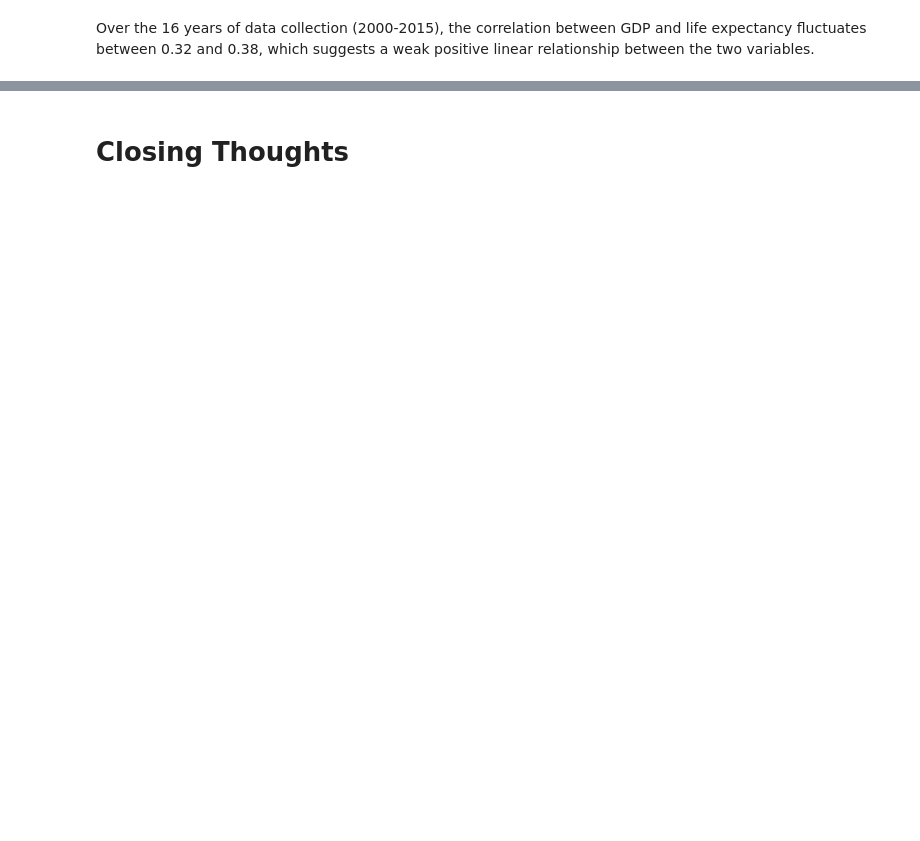
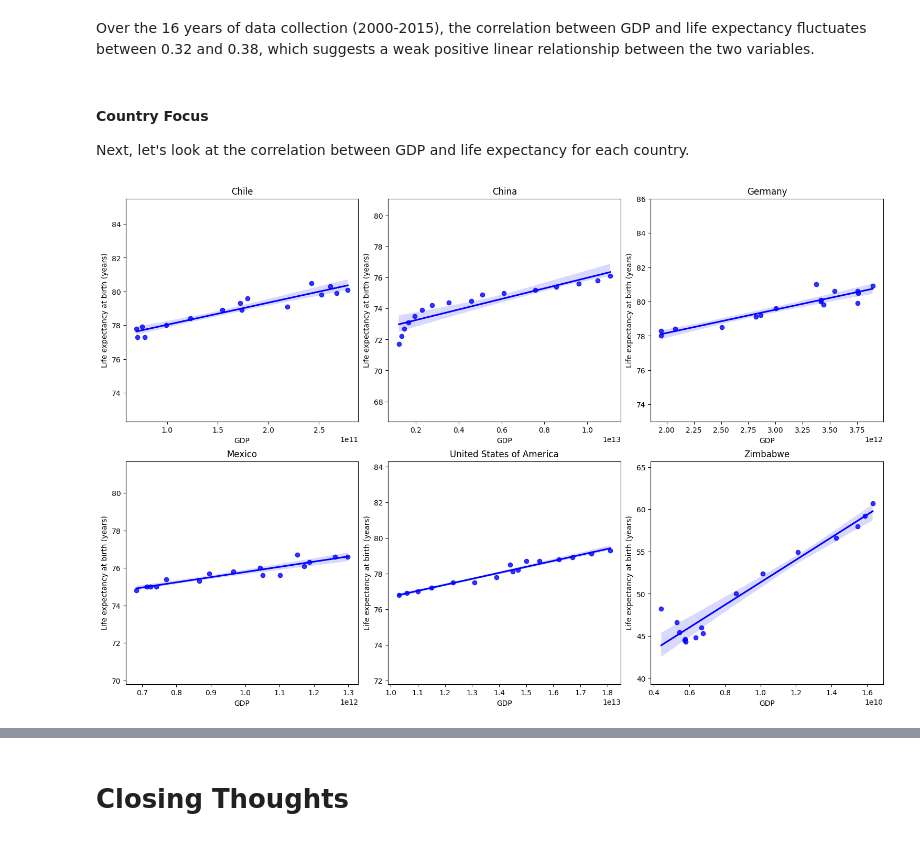
Before and after one commit to alanjameschapman/Life-Expectancy-and-GDP-Starter, a Jupyter notebook: life_expectancy_gdp.ipynb, the cells around one changed output, grey strips where cells are left out. Drawn from its saved outputs; the diff is of its cells as text; code cells hidden in the pictures; blank space fills up the shorter version.

```diff
--- a/life_expectancy_gdp.ipynb
+++ b/life_expectancy_gdp.ipynb
@@ -389,21 +498,0 @@ If we create plots for every year for life expectancy vs GDP, we can see that ov
-# %%
-# Create the FacetGrid
-g = sns.FacetGrid(df, col='Year', col_wrap=4, height=3)
-
-# Map the regplot to the grid
-g.map(sns.regplot, 'GDP', 'Life expectancy at birth (years)', color='b')
-
-# Set titles for each subplot
-g.set_titles('Year {col_name}')
-
-# Iterate over each axis and set the y-axis limits based on the data for each year
-for ax in g.axes.flat:
-    year = int(ax.get_title().split()[-1])
-    year_data = df[df['Year'] == year]
-    ax.set_ylim(40, 100)
-
-# Adjust layout
-plt.tight_layout()
-
-# Show the plot
-plt.show()
@@ -437,2 +523,30 @@ Pearson correlation coefficient for 2015: 0.32
 # %% [markdown]
 Over the 16 years of data collection (2000-2015), the correlation between GDP and life expectancy fluctuates between 0.32 and 0.38, which suggests a weak positive linear relationship between the two variables.
+# %% [markdown]
+#### Country Focus
+
+Next, let's look at the correlation between GDP and life expectancy for each country.
+# %%
+countries = df['Country'].unique()
+fig, axes = plt.subplots(nrows=2, ncols=3, figsize=(15, 10), constrained_layout=True)
+
+# Flatten the axes array for easy iteration
+axes = axes.flatten()
+
+# Loop through each country and plot the regression plot
+for i, country in enumerate(countries):
+    ax = axes[i]
+    country_data = df[df['Country'] == country]
+    sns.regplot(x='GDP', y='Life expectancy at birth (years)', data=country_data, color='b', ax=ax)
+    ax.set_title(country)
+    ax.set_ylim(country_data['Life expectancy at birth (years)'].min() - 5, country_data['Life expectancy at birth (years)'].max() + 5)
+    ax.set_xlabel('GDP')
+    ax.set_ylabel('Life expectancy at birth (years)')
+
+# Remove any unused subplots
+for j in range(i + 1, len(axes)):
+    fig.delaxes(axes[j])
+
+plt.show()
+# %% [output]
+[figure, added]
```
Also changed, not shown: parts of 46 cells of this notebook.
